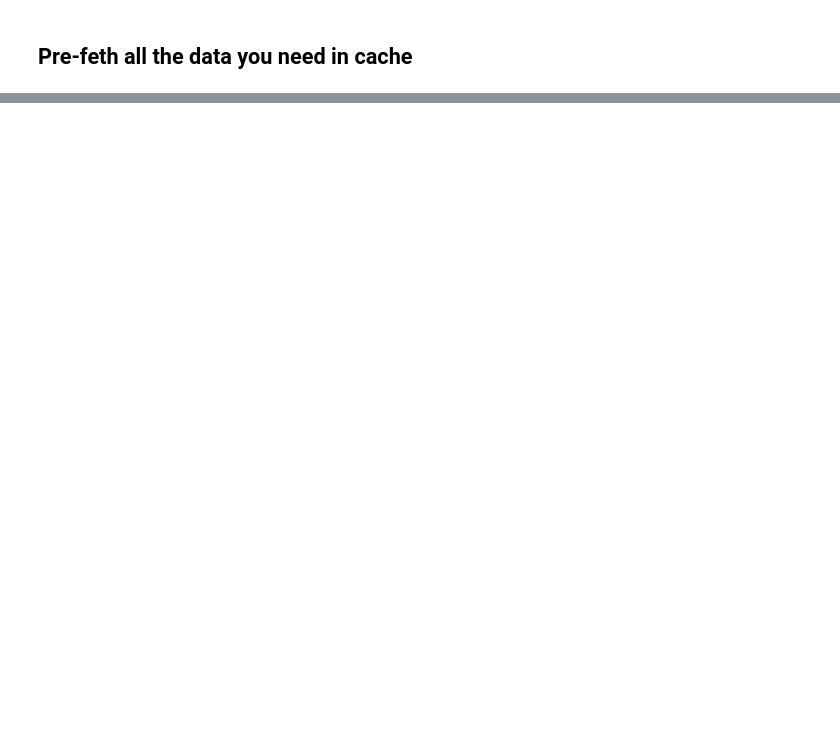
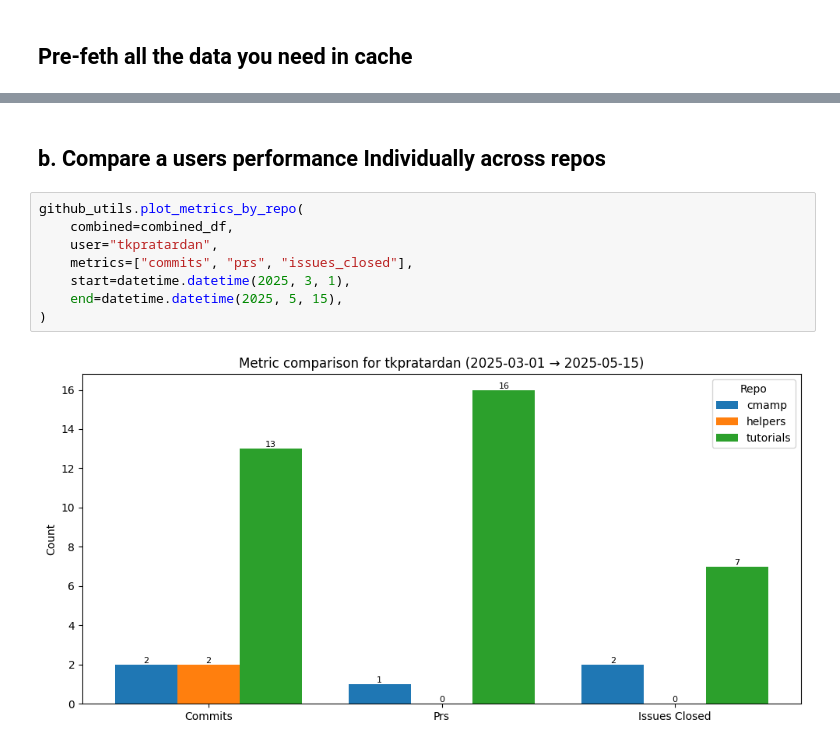
Before and after one commit to PranavShashidhara/tutorials, a Jupyter notebook: tutorial_github_causify_style/github_utils_test.ipynb, the cells around one changed output, grey strips where cells are left out. Drawn from its saved outputs; the diff is of its cells as text; blank space fills up the shorter version.

```diff
--- a/tutorial_github_causify_style/github_utils_test.ipynb
+++ b/tutorial_github_causify_style/github_utils_test.ipynb
@@ -191,0 +129,13 @@ krishna_daily_commits[0:25]
+# %% [markdown]
+<a name='b.-compare-a-users-performance-individually-across-repos'></a>
+## b. Compare a users performance Individually across repos
+# %%
+github_utils.plot_metrics_by_repo(
+    combined=combined_df,
+    user="tkpratardan",
+    metrics=["commits", "prs", "issues_closed"],
+    start=datetime.datetime(2025, 3, 1),
+    end=datetime.datetime(2025, 5, 15),
+)
+# %% [output]
+[figure, added]
```
Also changed, not shown: parts of 32 cells of this notebook, 4 other files.
